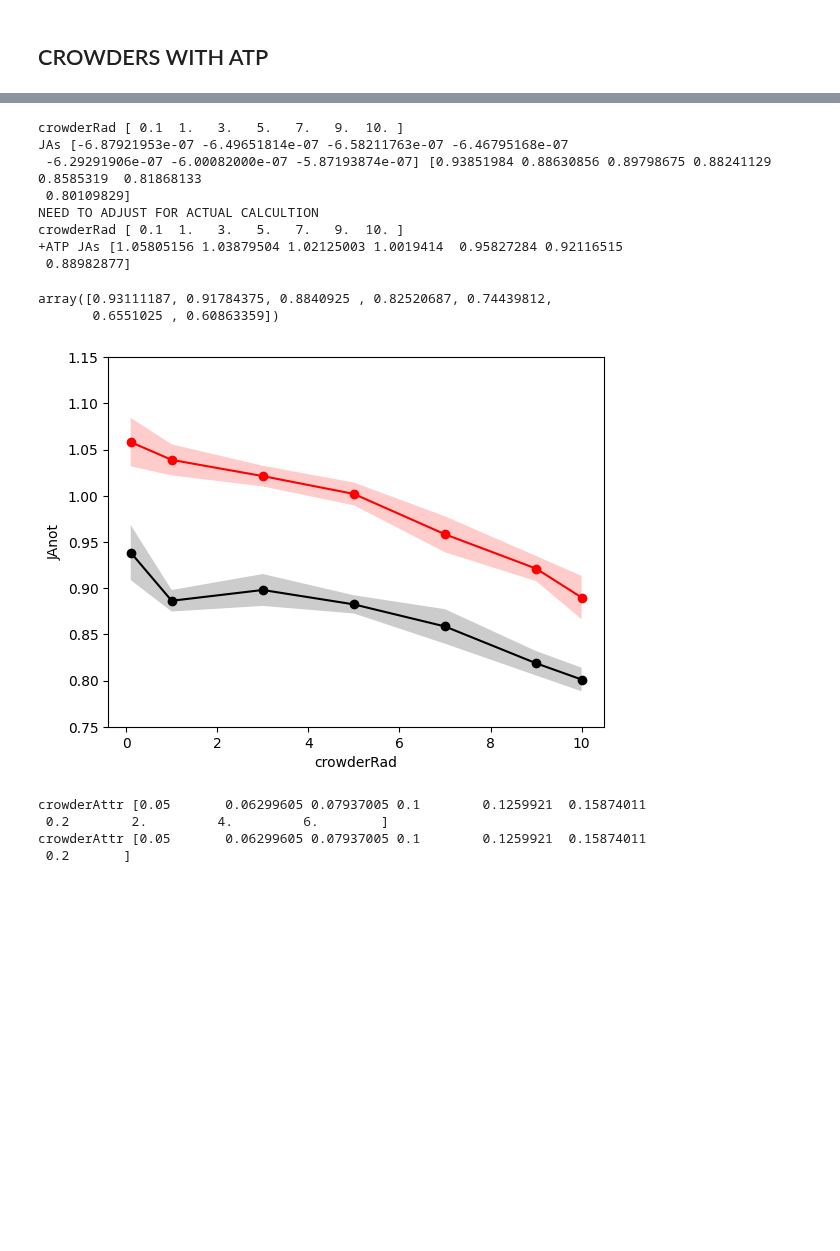
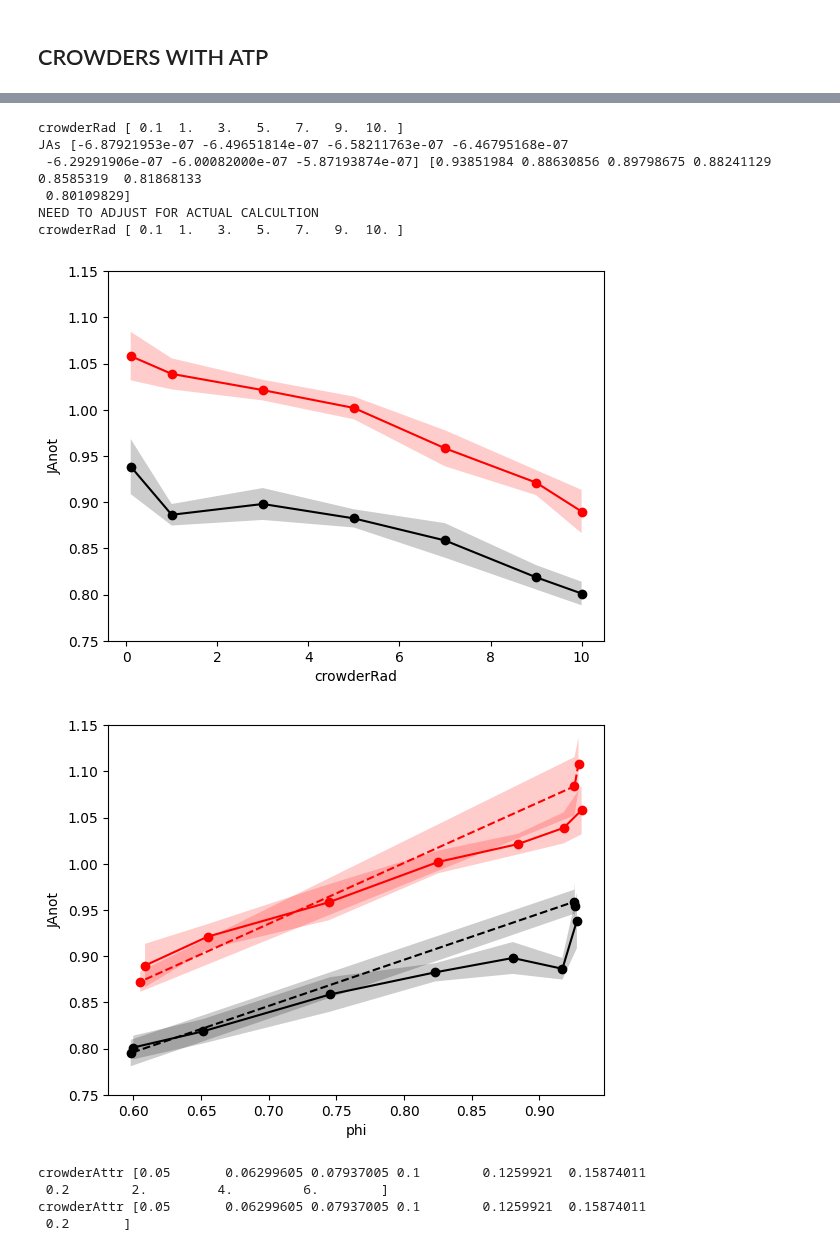
Before and after one commit to huskeypm/cellmigration, a Jupyter notebook: migration_paper.ipynb, the cells around one changed output, grey strips where cells are left out. Cells and saved outputs as stored; diff of their text form; code cells hidden in the pictures; blank space fills up the shorter version.

```diff
--- a/migration_paper.ipynb
+++ b/migration_paper.ipynb
@@ -451,7 +449,7 @@ print("NEED TO ADJUST FOR ACTUAL CALCULTION ")
 case = empty()
 case.conds,case.Ds,case.Dstds,case.JAs,case.JAstds, case.vFs  = pdat.ProcessGroup(dfATP,key)
 cases[key+"+atp"] = case
-print('+ATP JAs',case.JAs*jNormFactor)
+#print('+ATP JAs',case.JAs*jNormFactor)
 
 case = cases[key+"-atp"]
 #pdat.PlotKey(case.conds,case.Ds,stds,key,normalize=False)
@@ -464,9 +462,9 @@ stds = case.JAstds*-1*jNormFactor / np.sqrt(nCases)
 pdat.PlotKey(case.conds,case.JAs*jNormFactor,stds,key,color='r',normalize=False,mode="JA")
 plt.ylim([0.75,1.15])
 
+
+
 plt.gcf().savefig(outPath+"fig5_crowderRad.png",dpi=300)
-
-case.vFs
 # %% [output]
 crowderRad [ 0.1  1.   3.   5.   7.   9.  10. ]
 JAs [-6.87921953e-07 -6.49651814e-07 -6.58211763e-07 -6.46795168e-07
@@ -474,11 +472,34 @@ JAs [-6.87921953e-07 -6.49651814e-07 -6.58211763e-07 -6.46795168e-07
  0.80109829]
 NEED TO ADJUST FOR ACTUAL CALCULTION
 crowderRad [ 0.1  1.   3.   5.   7.   9.  10. ]
-+ATP JAs [1.05805156 1.03879504 1.02125003 1.0019414  0.95827284 0.92116515
- 0.88982877]
-array([0.93111187, 0.91784375, 0.8840925 , 0.82520687, 0.74439812,
-       0.6551025 , 0.60863359])
 [figure]
+# %%
+
+key = "crowderRad"
+case = cases[key+"-atp"]
+stds = case.JAstds*-1*jNormFactor / np.sqrt(nCases)
+pdat.PlotKey(case.vFs,case.JAs*jNormFactor,stds,"phi",normalize=False,mode="JA")
+
+case = cases[key+"+atp"]
+stds = case.JAstds*-1*jNormFactor / np.sqrt(nCases)
+pdat.PlotKey(case.vFs,case.JAs*jNormFactor,stds,"phi",color='r',normalize=False,mode="JA")
+
+key = "nCrowders"
+case = cases[key+"-atp"]
+stds = case.JAstds*-1*jNormFactor / np.sqrt(nCases)
+pdat.PlotKey(case.vFs,case.JAs*jNormFactor,stds,"phi",color='k',style='--',normalize=False,mode="JA")
+
+case = cases[key+"+atp"]
+stds = case.JAstds*-1*jNormFactor / np.sqrt(nCases)
+pdat.PlotKey(case.vFs,case.JAs*jNormFactor,stds,"phi",color='r',style='--',normalize=False,mode="JA")
+
+
+plt.ylim([0.75,1.15])
+
+
+plt.gcf().savefig(outPath+"fig5_crowding_vf.png",dpi=300)
+# %% [output]
+[figure, added]
 # %%
 key = "crowderAttr"
 
```
Also changed, not shown: parts of 5 cells of this notebook.
